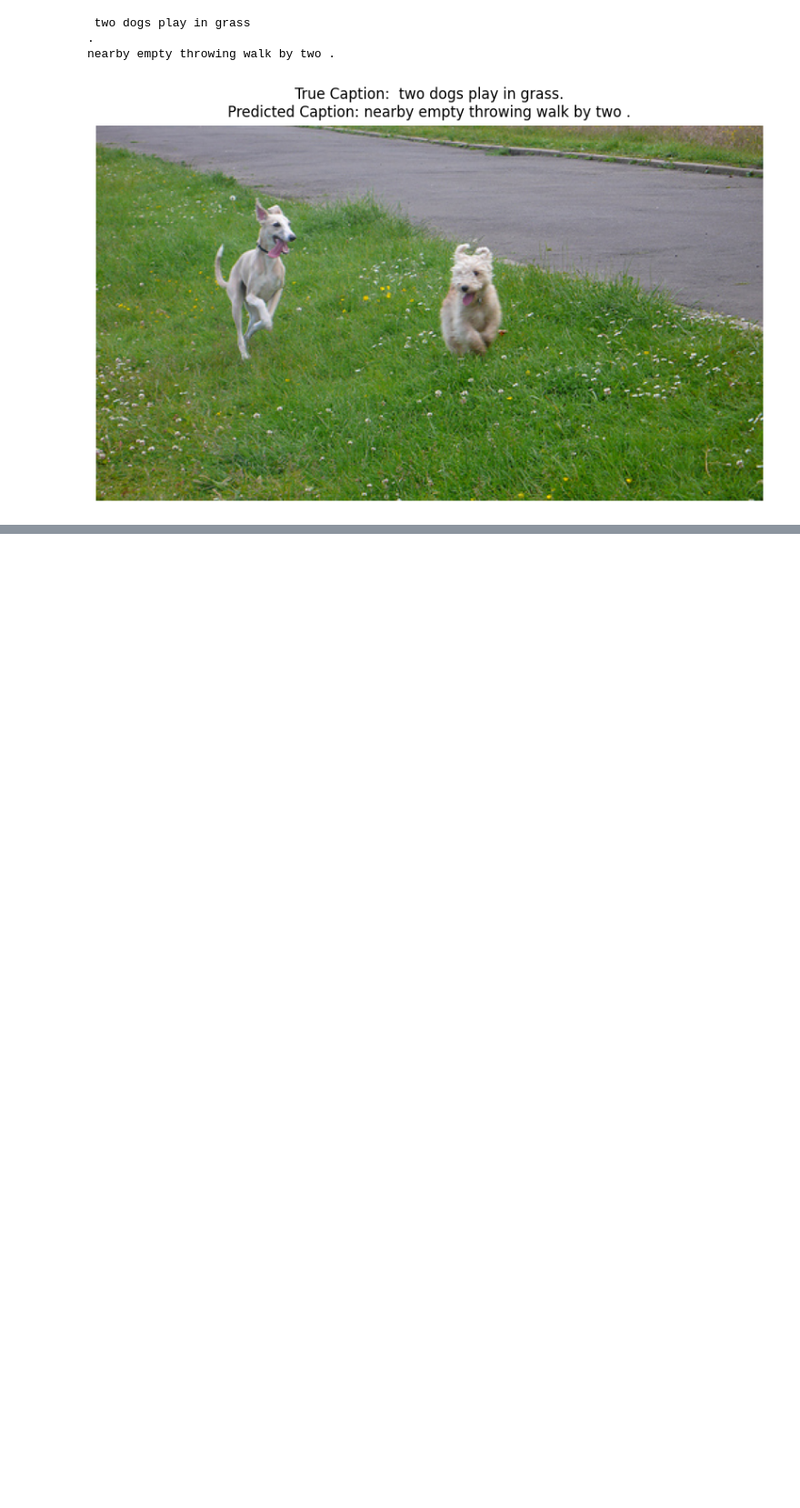
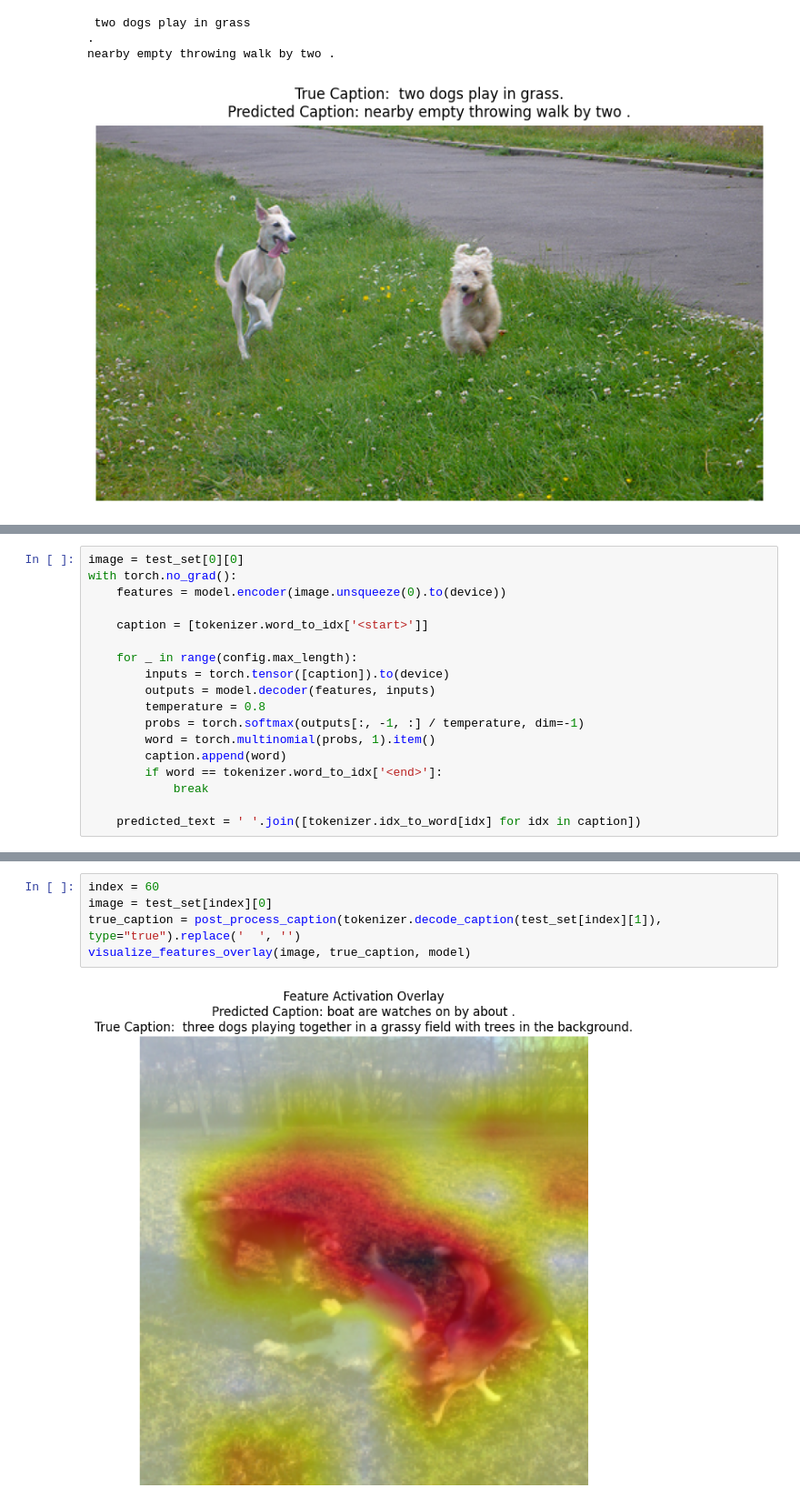
Before and after one commit to Danialmoa/image_captioning, a Jupyter notebook: notebooks/show_results.ipynb, the cells around one changed output, grey strips where cells are left out. Shown at 91% size. Saved outputs shown, nothing was run; the diff lists cells and outputs as text; blank space fills up the shorter version.

```diff
--- a/notebooks/show_results.ipynb
+++ b/notebooks/show_results.ipynb
@@ -32,0 +68,18 @@ nearby empty throwing walk by two .
+# %%
+image = test_set[0][0]
+with torch.no_grad():
+    features = model.encoder(image.unsqueeze(0).to(device))
+
+    caption = [tokenizer.word_to_idx['<start>']]
+
+    for _ in range(config.max_length):
+        inputs = torch.tensor([caption]).to(device)
+        outputs = model.decoder(features, inputs)
+        temperature = 0.8
+        probs = torch.softmax(outputs[:, -1, :] / temperature, dim=-1)
+        word = torch.multinomial(probs, 1).item()
+        caption.append(word)
+        if word == tokenizer.word_to_idx['<end>']:
+            break
+
+    predicted_text = ' '.join([tokenizer.idx_to_word[idx] for idx in caption])
@@ -32,0 +145,7 @@ nearby empty throwing walk by two .
+# %%
+index = 60
+image = test_set[index][0]
+true_caption = post_process_caption(tokenizer.decode_caption(test_set[index][1]), type="true").replace('  ', '')
+visualize_features_overlay(image, true_caption, model)
+# %% [output]
+[figure, added]
```
Also changed, not shown: parts of 3 cells of this notebook, 4 other files.
